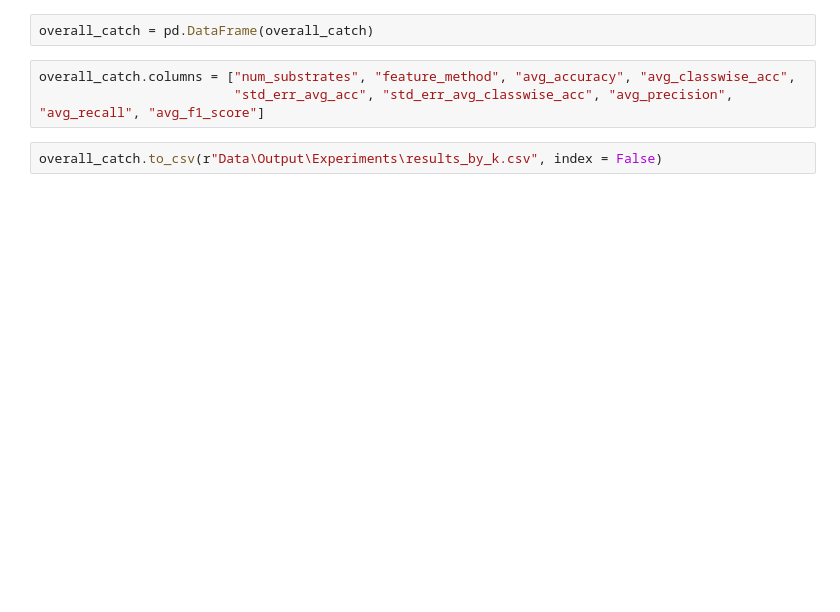
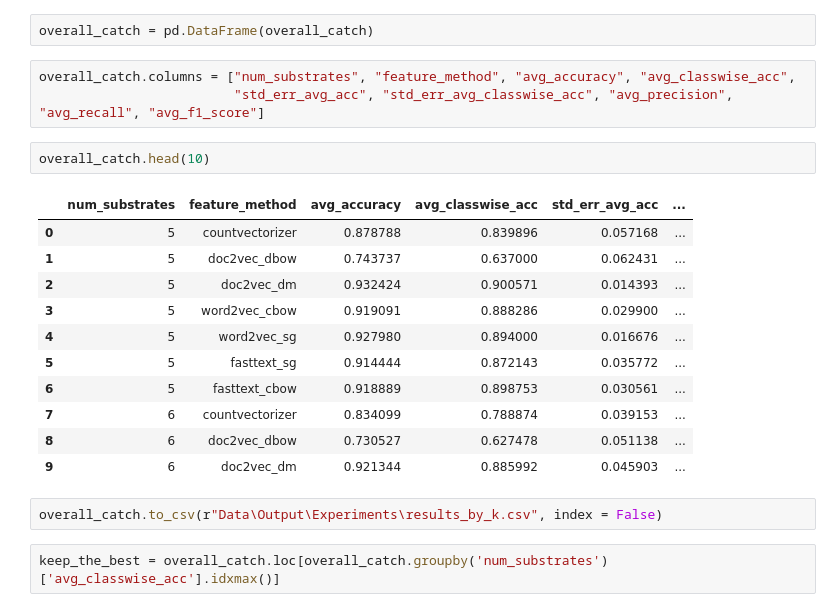
Before and after one commit to Ved-Piyush/subFinder, a Jupyter notebook: Usage_Scripts/how_many_k.ipynb, the cells around one changed output. Drawn from its saved outputs; the diff is of its cells as text; blank space fills up the shorter version.

```diff
--- a/Usage_Scripts/how_many_k.ipynb
+++ b/Usage_Scripts/how_many_k.ipynb
@@ -90,5 +110,21 @@ overall_catch = pd.DataFrame(overall_catch)
 # %%
 overall_catch.columns = ["num_substrates", "feature_method", "avg_accuracy", "avg_classwise_acc",
                          "std_err_avg_acc", "std_err_avg_classwise_acc", "avg_precision", "avg_recall", "avg_f1_score"]
+# %%
+overall_catch.head(10)
+# %% [output]
+|  | num_substrates | feature_method | avg_accuracy | avg_classwise_acc | std_err_avg_acc | ... |
+| 0 | 5 | countvectorizer | 0.878788 | 0.839896 | 0.057168 | ... |
+| 1 | 5 | doc2vec_dbow | 0.743737 | 0.637000 | 0.062431 | ... |
+| 2 | 5 | doc2vec_dm | 0.932424 | 0.900571 | 0.014393 | ... |
+| 3 | 5 | word2vec_cbow | 0.919091 | 0.888286 | 0.029900 | ... |
+| 4 | 5 | word2vec_sg | 0.927980 | 0.894000 | 0.016676 | ... |
+| 5 | 5 | fasttext_sg | 0.914444 | 0.872143 | 0.035772 | ... |
+| 6 | 5 | fasttext_cbow | 0.918889 | 0.898753 | 0.030561 | ... |
+| 7 | 6 | countvectorizer | 0.834099 | 0.788874 | 0.039153 | ... |
+| 8 | 6 | doc2vec_dbow | 0.730527 | 0.627478 | 0.051138 | ... |
+| 9 | 6 | doc2vec_dm | 0.921344 | 0.885992 | 0.045903 | ... |
 # %%
 overall_catch.to_csv(r"Data\Output\Experiments\results_by_k.csv", index = False)
+# %%
+keep_the_best = overall_catch.loc[overall_catch.groupby('num_substrates')['avg_classwise_acc'].idxmax()]
```
Also changed, not shown: parts of 11 cells of this notebook, 2 other files.
